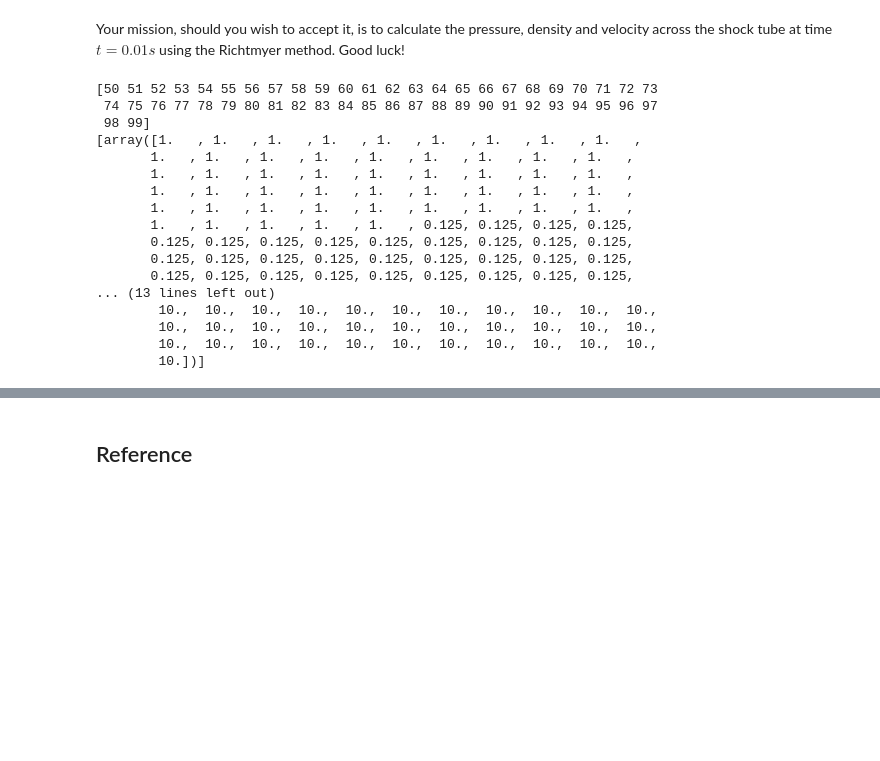
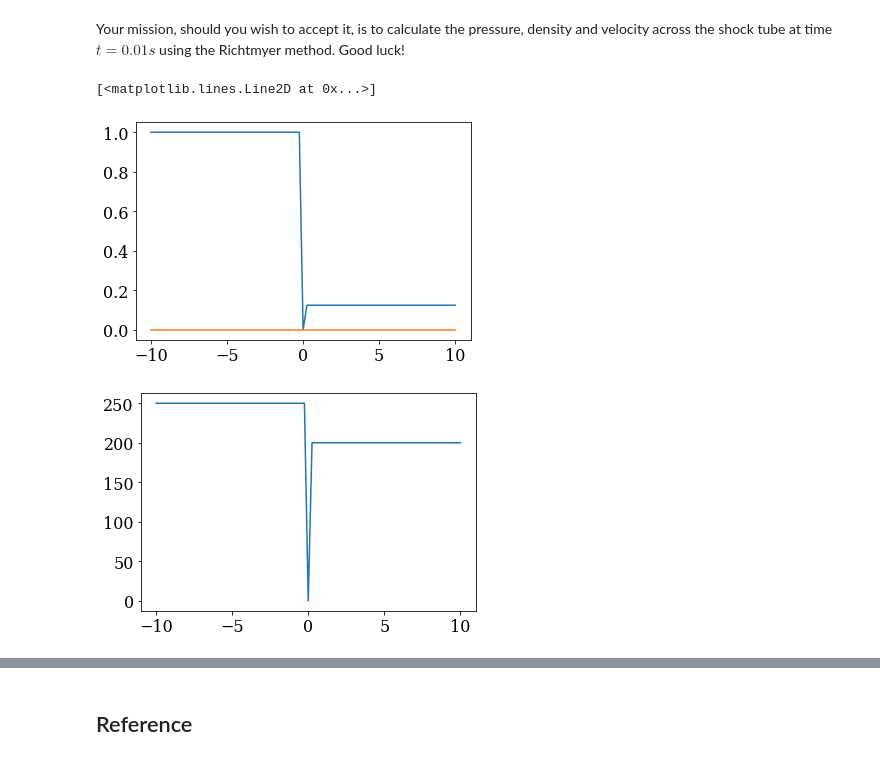
Before and after one commit to NoeDurandard/first_repo-1, a Jupyter notebook: numerical-mooc/working/03_wave/03_05_Sods_Shock_Tube.ipynb, the cells around one changed output, grey strips where cells are left out. Drawn from its saved outputs; the diff is of its cells as text; code cells hidden in the pictures; blank space fills up the shorter version.

```diff
--- a/numerical-mooc/working/03_wave/03_05_Sods_Shock_Tube.ipynb
+++ b/numerical-mooc/working/03_wave/03_05_Sods_Shock_Tube.ipynb
@@ -310,45 +311,41 @@ pyplot.rcParams['font.family'] = 'serif'
 pyplot.rcParams['font.size'] = 16
 # %%
 # Set parameters.
-nx = 100  # number of cells along the tube
+nx = 81  # number of cells along the tube
 L = 20  # length of the tube
-dx = L / nx  # cell width
+dx = 0.25  # cell width
 nt = 30  # number of time steps to compute
 gamma=1.4
 
 x=numpy.linspace(-L/2,L/2,nx)
 #Initial condition left of the membrane
 ICL=[1.0, #rho density
     0,    #u velocity
     100]  #p pressure
 #Initial conditions right of the membrane
 ICR=[0.125,
     0,
     10]
 u0=[numpy.zeros(nx),numpy.zeros(nx),numpy.zeros(nx)]
 maskL=numpy.where(x<0)
 maskR=numpy.where(x>0)
-for i in range(len(ICL)):
-    u0[i][maskL]=ICL[i]
-    u0[i][maskR]=ICR[i]
+#rho
+u0[0][maskL]=ICL[0]
+u0[0][maskR]=ICR[0]
+#rho*u
+u0[1][maskL]=ICL[0]*ICL[1]
+u0[1][maskR]=ICR[0]*ICR[1]
+#rho*energy
+u0[2][maskL]=ICL[2]/((gamma-1)*ICL[0])+ICL[1]**2/2
+u0[2][maskR]=ICR[2]/((gamma-1)*ICR[0])+ICR[1]**2/2
+pyplot.figure()
+pyplot.plot(x,u0[0],x,u0[1])
+pyplot.figure()
+pyplot.plot(x,u0[2])
 # %% [output]
-[50 51 52 53 54 55 56 57 58 59 60 61 62 63 64 65 66 67 68 69 70 71 72 73
- 74 75 76 77 78 79 80 81 82 83 84 85 86 87 88 89 90 91 92 93 94 95 96 97
- 98 99]
-[array([1.   , 1.   , 1.   , 1.   , 1.   , 1.   , 1.   , 1.   , 1.   ,
-       1.   , 1.   , 1.   , 1.   , 1.   , 1.   , 1.   , 1.   , 1.   ,
-       1.   , 1.   , 1.   , 1.   , 1.   , 1.   , 1.   , 1.   , 1.   ,
-       1.   , 1.   , 1.   , 1.   , 1.   , 1.   , 1.   , 1.   , 1.   ,
-       1.   , 1.   , 1.   , 1.   , 1.   , 1.   , 1.   , 1.   , 1.   ,
-       1.   , 1.   , 1.   , 1.   , 1.   , 0.125, 0.125, 0.125, 0.125,
-       0.125, 0.125, 0.125, 0.125, 0.125, 0.125, 0.125, 0.125, 0.125,
-       0.125, 0.125, 0.125, 0.125, 0.125, 0.125, 0.125, 0.125, 0.125,
-       0.125, 0.125, 0.125, 0.125, 0.125, 0.125, 0.125, 0.125, 0.125,
-... (13 lines left out)
-        10.,  10.,  10.,  10.,  10.,  10.,  10.,  10.,  10.,  10.,  10.,
-        10.,  10.,  10.,  10.,  10.,  10.,  10.,  10.,  10.,  10.,  10.,
-        10.,  10.,  10.,  10.,  10.,  10.,  10.,  10.,  10.,  10.,  10.,
-        10.])]
+[<matplotlib.lines.Line2D at 0x...>]
+[figure, added]
+[figure, added]
 # %%
 #compute the f vector at a given time
 def f_vector(u_vector,gamma):
```
Also changed, not shown: parts of 8 cells of this notebook, 1 other file.
